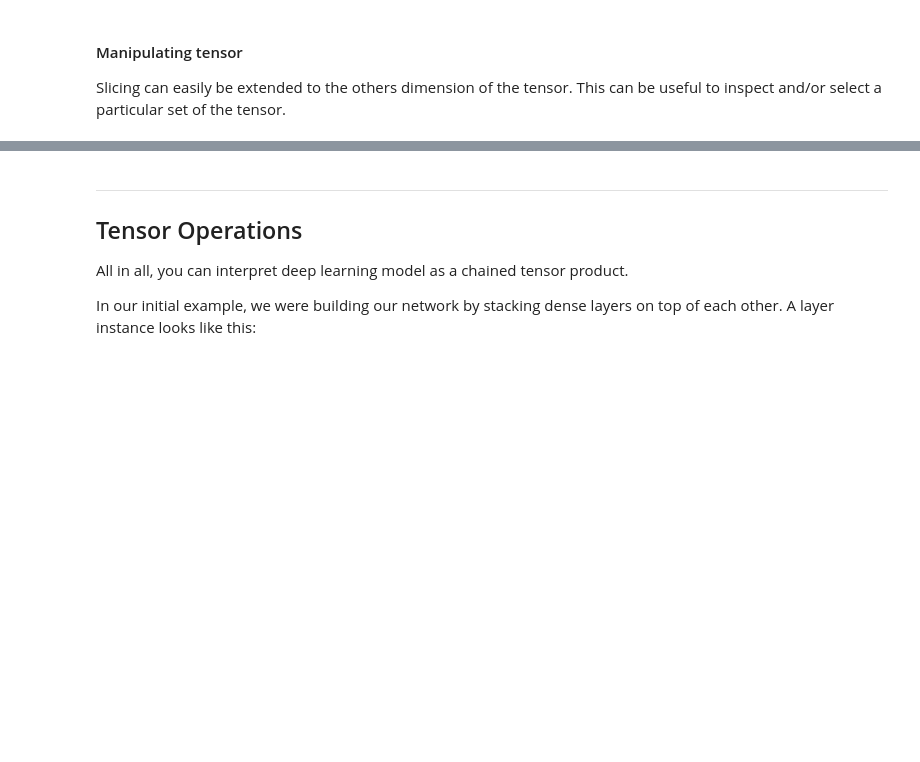
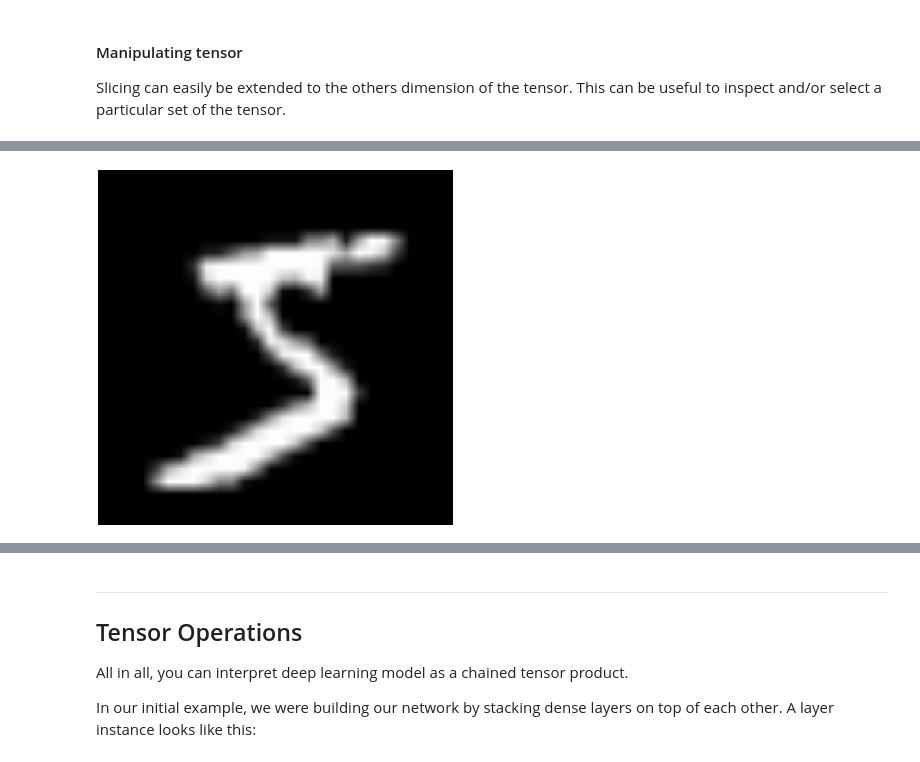
Before and after one commit to mmmlc/mlTeachings, a Jupyter notebook: 3_2_NnetMath.ipynb, the cells around one changed output, grey strips where cells are left out. Saved outputs shown, nothing was run; the diff lists cells and outputs as text; code cells hidden in the pictures; blank space fills up the shorter version.

```diff
--- a/3_2_NnetMath.ipynb
+++ b/3_2_NnetMath.ipynb
@@ -257,5 +269,6 @@ batch = train_images[1:128,,]
 #let's plot a digit
 digit = batch[1,,]
 options(repr.plot.width=3, repr.plot.height=3)
+par(mar = c(0.1, 0.1, 0.1, 0.1))
 digit %>% as.raster(. ,max = 255) %>% plot
 # %% [output]
@@ -263,2 +275,3 @@ digit %>% as.raster(. ,max = 255) %>% plot
+[figure, added]
 # %%
 #let's plot a zoomed digit
```
Also changed, not shown: parts of 11 cells of this notebook.
